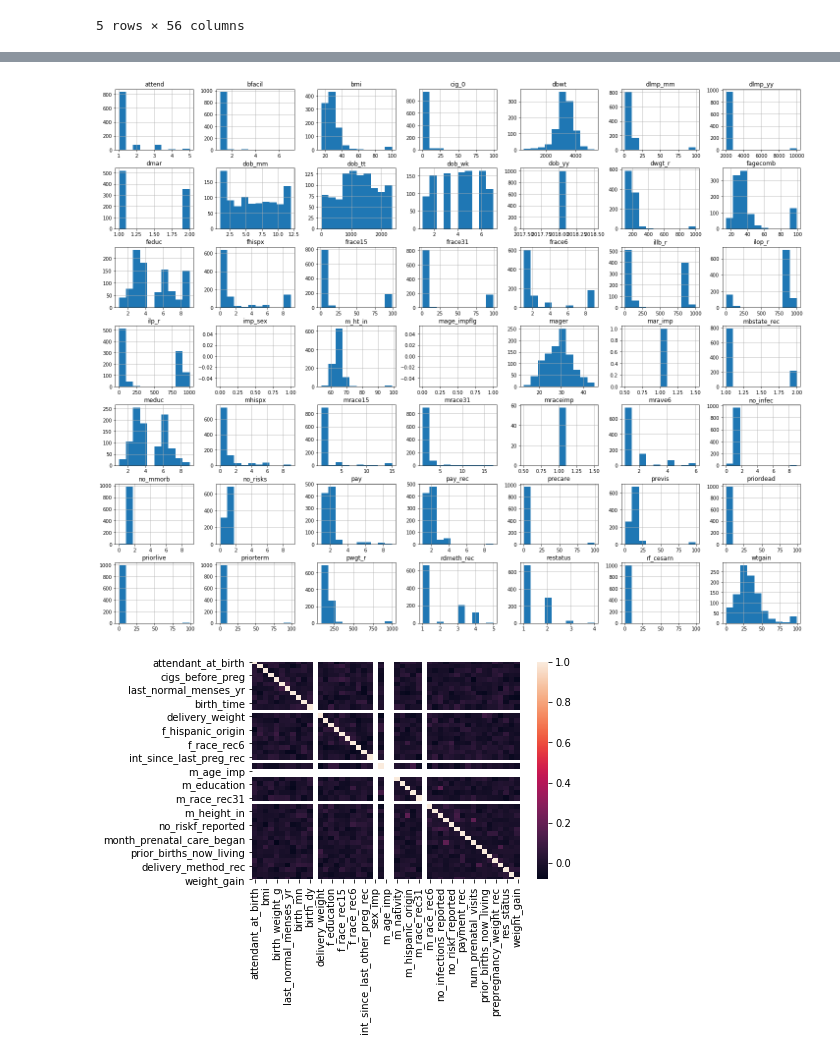
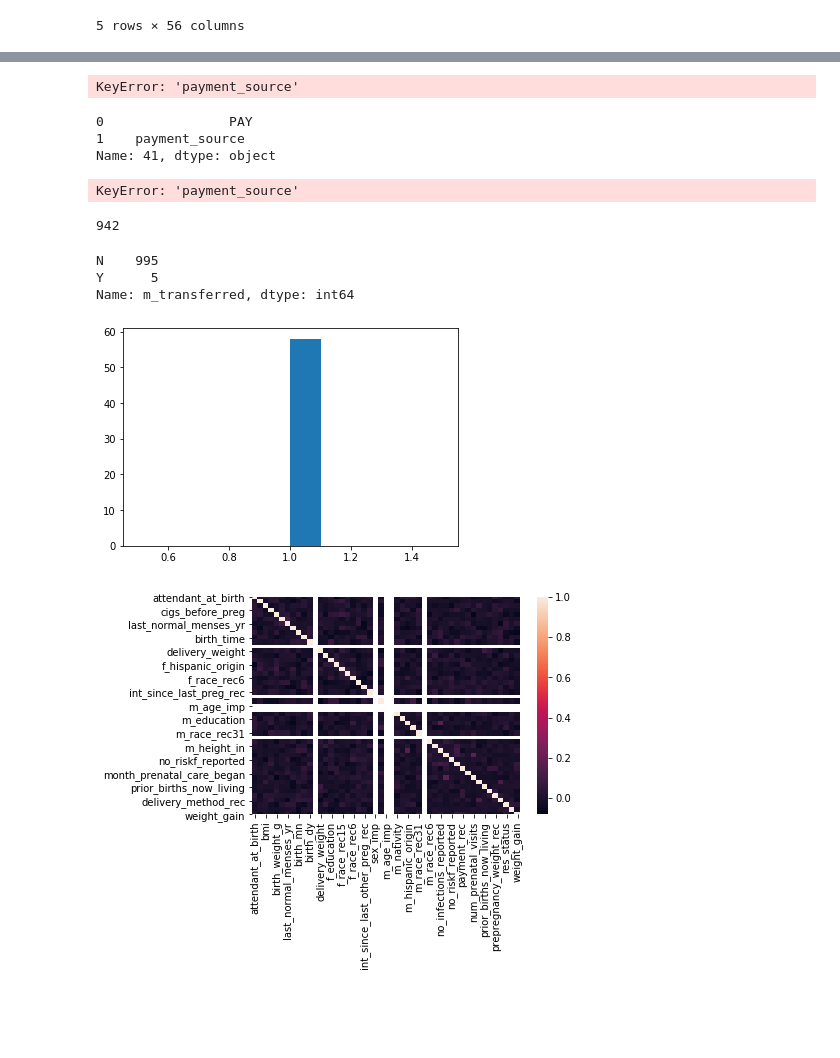
Before and after one commit to catrionamackay/Machine-Learning-Project, a Jupyter notebook: EDA.ipynb, the cells around one changed output, grey strips where cells are left out. Saved outputs shown, nothing was run; the diff lists cells and outputs as text; code cells hidden in the pictures; blank space fills up the shorter version.

```diff
--- a/EDA.ipynb
+++ b/EDA.ipynb
@@ -65,0 +79,6 @@ memory usage: 429.8+ KB
+# %%
+df = df.drop(['birth_yr',
+              'last_other_preg_mn',
+              'sex_imp', 'm_age_imp',
+              'm_marital_stat_imp',
+              'm_race_imp'], axis=1)
@@ -65,0 +90,8 @@ memory usage: 429.8+ KB
+# %%
+columns_9 = ['f_education','f_hispanic_origin','f_race_r6','m_education','m_hispanic_origin','no_infec_reported',
+             'no_m_morbidity_reported','no_riskf_reported','payment_source']
+
+for i in columns_9:
+    replace_na(df, i, 9)
+# %% [output]
+KeyError: 'payment_source'
@@ -66,8 +120,28 @@ memory usage: 429.8+ KB
+# %%
+col_dict.iloc[41]
+# %% [output]
+0                PAY
+1    payment_source
+Name: 41, dtype: object
+# %%
+sum(df['payment_source'] == 9)
+# %% [output]
+KeyError: 'payment_source'
+# %%
+sum(pd.isnull(df['m_race_imp']))
+# %% [output]
+942
+# %%
+df['m_transferred'].value_counts()
+# %% [output]
+N    995
+Y      5
+Name: m_transferred, dtype: int64
 # %%
-df.hist(figsize = (25,20))
+plt.hist(df['m_race_imp'])
 plt.show()
 # %% [output]
-[figure, old version]
+[figure, new version]
 # %%
 corr_matrix = df.corr()
 sns.heatmap(corr_matrix)
```
Also changed, not shown: parts of 14 cells of this notebook, 1 other file.
